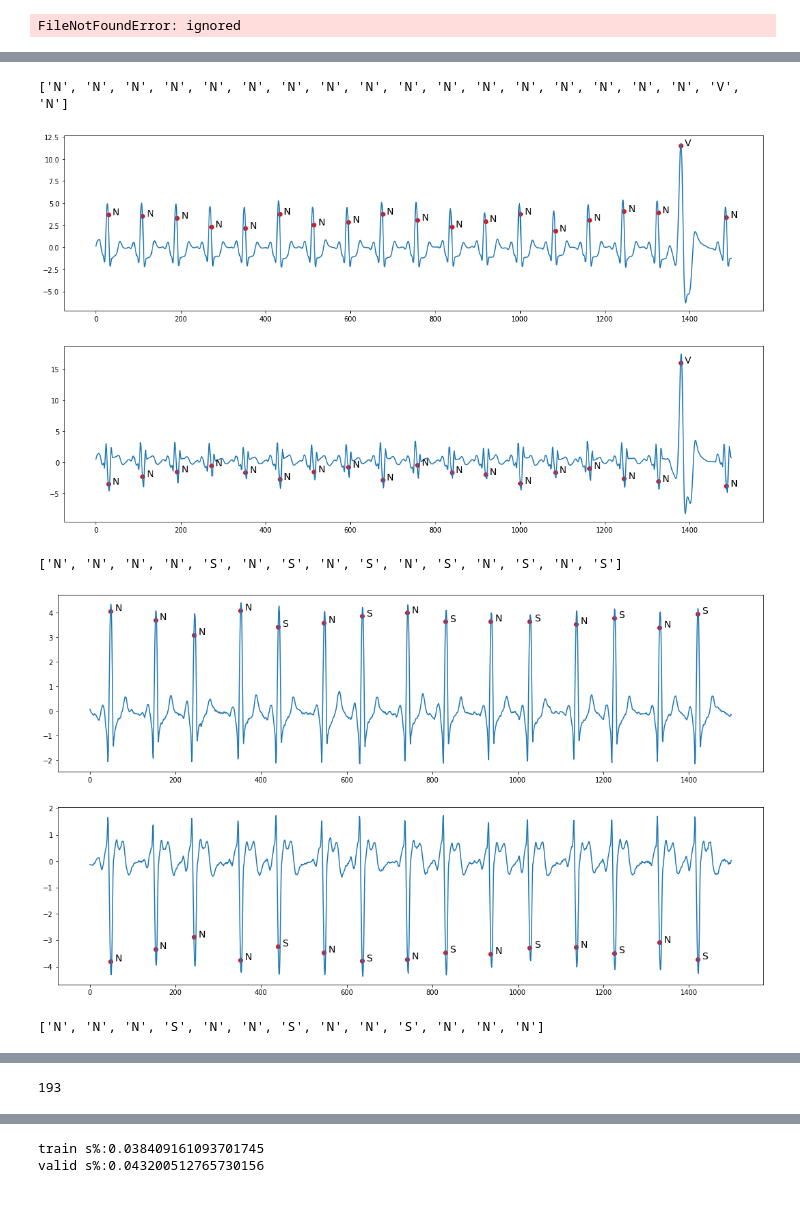
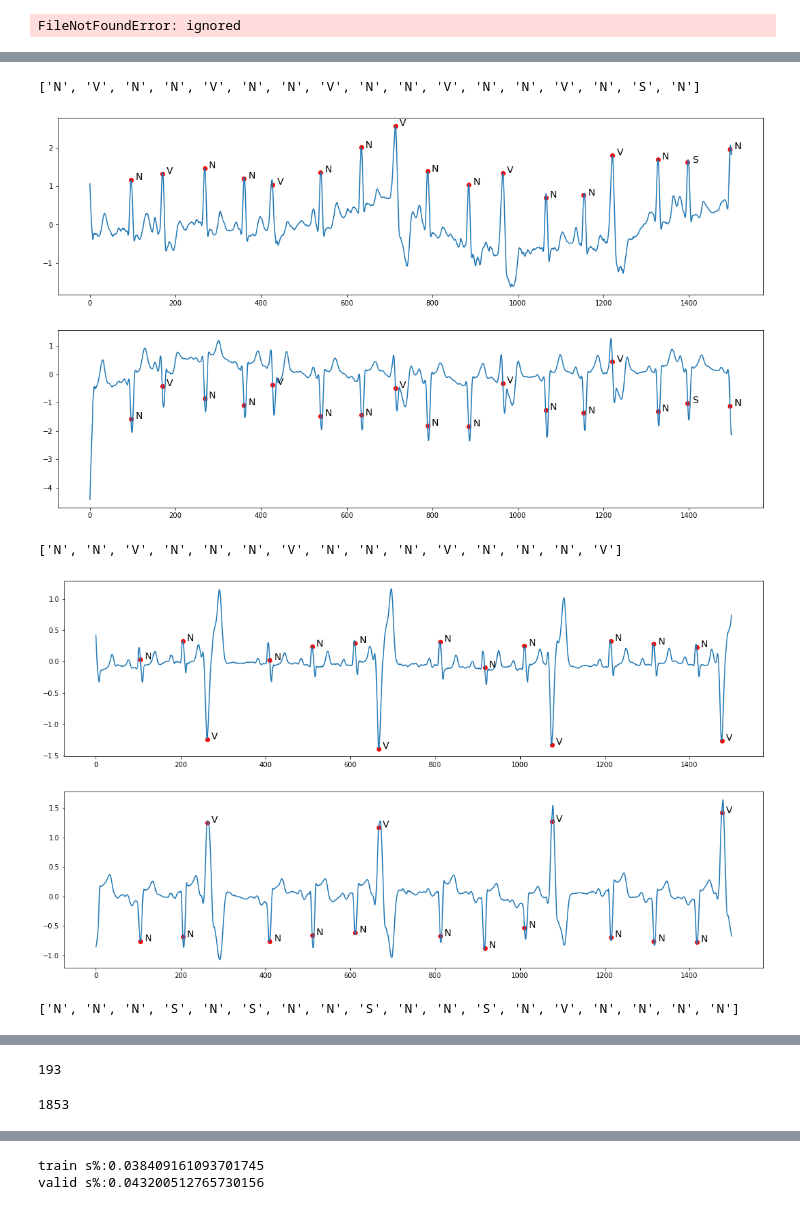
Before and after one commit to simonetome/Heartbeat-NSV-classification, a Jupyter notebook: ResNetBaseline.ipynb, the cells around one changed output, grey strips where cells are left out. Cells and saved outputs as stored; diff of their text form; code cells hidden in the pictures.

```diff
--- a/ResNetBaseline.ipynb
+++ b/ResNetBaseline.ipynb
@@ -229,42 +230,71 @@ plot_signal(df,2,1500)
 # %%
+#Preprocessing used in practical lessons
+
+def notch_filter(cutoff, fs, q=30):
+    nyq = 0.5*fs
+    freq = cutoff/nyq
+    b, a = iirnotch(freq, q)
+    return b, a
+
+def bandpass_filter(data, filter_order=5, lowcut = .05, highcut = 55, signal_freq=128):
+#def bandpass_filter(data, filter_order=5, lowcut = .05, highcut = 55, signal_freq=128):
+        """
+        Method responsible for creating and applying Butterworth filter.
+        :param deque data: raw data
+        :param float lowcut: filter lowcut frequency value
+        :param float highcut: filter highcut frequency value
+        :param int signal_freq: signal frequency in samples per second (Hz)
+        :param int filter_order: filter order
+        :return array: filtered data
+        """
+        powerline = 60
+        nyquist_freq = 0.5 * signal_freq
+        low = lowcut / nyquist_freq
+        high = highcut / nyquist_freq
+        b, a = butter(filter_order, [low, high], btype="band")
+        y = lfilter(b, a, data)
+        #b,a = notch_filter(powerline,signal_freq)
+        #y = lfilter(b,a,y)
+        return y
+
 # center signals and remove baseline
-from scipy.signal import detrend
 ids = df['sigId'].index
 for id in tqdm(ids):
     row = df.iloc[id]
 
     first_sig = np.array(row['ecg_lead_1'])
     second_sig = np.array(row['ecg_lead_2'])
 
-
+    first_sig = bandpass_filter(first_sig)
+    second_sig = bandpass_filter(second_sig)
 
     first_sig = hp.smooth_signal(first_sig, 128, window_length=None, polyorder=2)
-    first_sig = hp.remove_baseline_wander(first_sig, 128,cutoff=0.01)
+    #first_sig = hp.remove_baseline_wander(first_sig, 128,cutoff=0.01)
     second_sig = hp.smooth_signal(second_sig, 128, window_length=None, polyorder=2)
-    second_sig = hp.remove_baseline_wander(second_sig, 128,cutoff=0.01)
+    #second_sig = hp.remove_baseline_wander(second_sig, 128,cutoff=0.01)
 
 
     # https://swharden.com/blog/2020-09-23-signal-filtering-in-python/
     # create a normalized Hanning window
     #windowSize = 5
     #window = np.hanning(windowSize)
     #window = window / window.sum()
     #first_sig = np.convolve(window, first_sig, mode='same')
     #second_sig = np.convolve(window, second_sig, mode='same')
-    #first_sig = (2*((first_sig - first_sig.min())/(first_sig.max()-first_sig.min()))-1).tolist()
-    #second_sig = (2*((second_sig - second_sig.min())/(second_sig.max()-second_sig.min()))-1).tolist()
+    #first_sig = ((first_sig - first_sig.min())/(first_sig.max()-first_sig.min())).tolist()
+    #second_sig = ((second_sig - second_sig.min())/(second_sig.max()-second_sig.min())).tolist()
 
-    first_sig = ((first_sig - first_sig.mean())/(first_sig.std()))#.tolist()
-    second_sig = ((second_sig - second_sig.mean())/(second_sig.std()))#.tolist()
+    #first_sig = ((first_sig - first_sig.mean())/(first_sig.std()))#.tolist()
+    #second_sig = ((second_sig - second_sig.mean())/(second_sig.std()))#.tolist()
     df.iloc[id]['ecg_lead_1'] = first_sig[:]
     df.iloc[id]['ecg_lead_2'] = second_sig[:]
 
 plot_signal(df,0,1500)
 plot_signal(df,1,1500)
 plot_signal(df,2,1500)
 # %% [output]
-['N', 'N', 'N', 'N', 'N', 'N', 'N', 'N', 'N', 'N', 'N', 'N', 'N', 'N', 'N', 'N', 'N', 'V', 'N']
+['N', 'V', 'N', 'N', 'V', 'N', 'N', 'V', 'N', 'N', 'V', 'N', 'N', 'V', 'N', 'S', 'N']
-[figure, old version]
+[figure, new version]
-['N', 'N', 'N', 'N', 'S', 'N', 'S', 'N', 'S', 'N', 'S', 'N', 'S', 'N', 'S']
+['N', 'N', 'V', 'N', 'N', 'N', 'V', 'N', 'N', 'N', 'V', 'N', 'N', 'N', 'V']
-[figure, old version]
+[figure, new version]
-['N', 'N', 'N', 'S', 'N', 'N', 'S', 'N', 'N', 'S', 'N', 'N', 'N']
+['N', 'N', 'N', 'S', 'N', 'S', 'N', 'N', 'S', 'N', 'N', 'S', 'N', 'V', 'N', 'N', 'N', 'N']
@@ -278,6 +308,11 @@ del validation_df
 gc.collect()
 # %% [output]
 193
+# %%
+row = df.loc[48]
+len(row['peaks'])
+# %% [output]
+1853
 # %%
 # trying https://arxiv.org/pdf/1805.00794.pdf preprocessing and patch extraction
 
```
Also changed, not shown: parts of 12 cells of this notebook.
